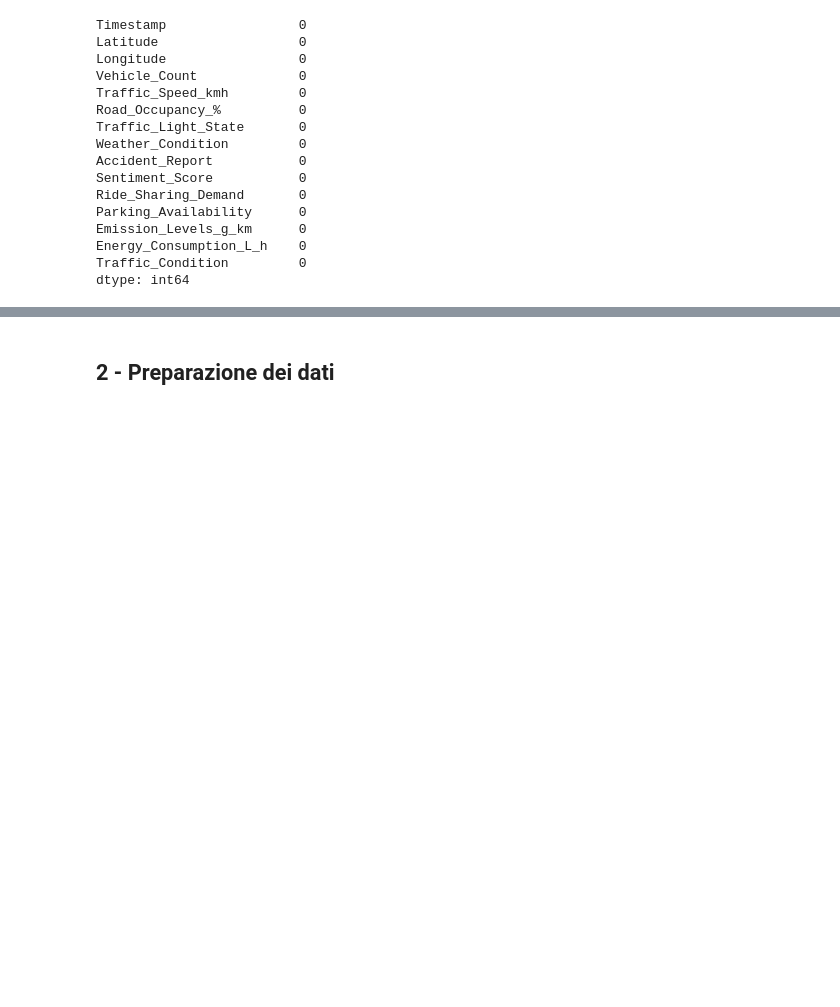
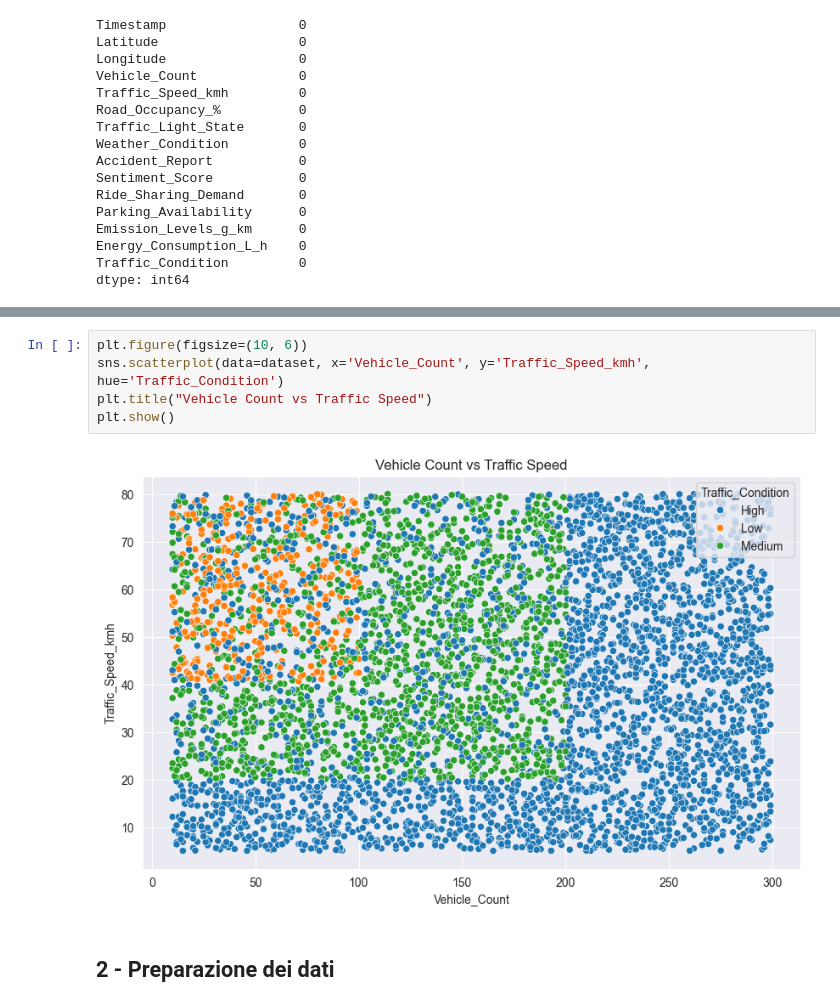
Before and after one commit to cienz0pio/DataAnalyticsProject, a Jupyter notebook: SmartMobilityDA.ipynb, the cells around one changed output, grey strips where cells are left out. Cells and saved outputs as stored; diff of their text form; blank space fills up the shorter version.

```diff
--- a/SmartMobilityDA.ipynb
+++ b/SmartMobilityDA.ipynb
@@ -110,3 +130,10 @@ plt.show()
+# %%
+plt.figure(figsize=(10, 6))
+sns.scatterplot(data=dataset, x='Vehicle_Count', y='Traffic_Speed_kmh', hue='Traffic_Condition')
+plt.title("Vehicle Count vs Traffic Speed")
+plt.show()
+# %% [output]
+[figure, added]
 # %% [markdown]
 ## 2 - Preparazione dei dati
 # %%
```
Also changed, not shown: parts of 10 cells of this notebook.
